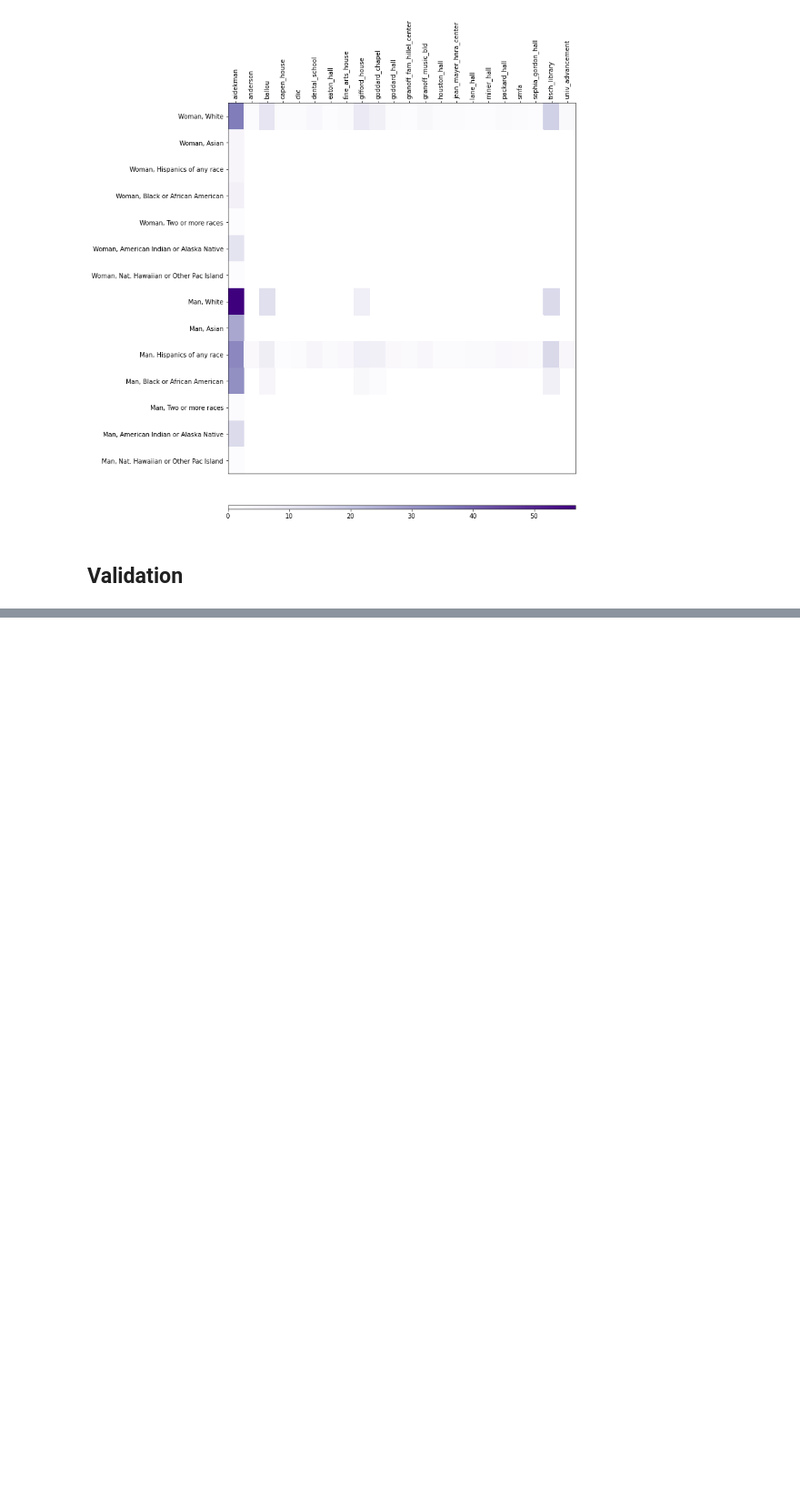
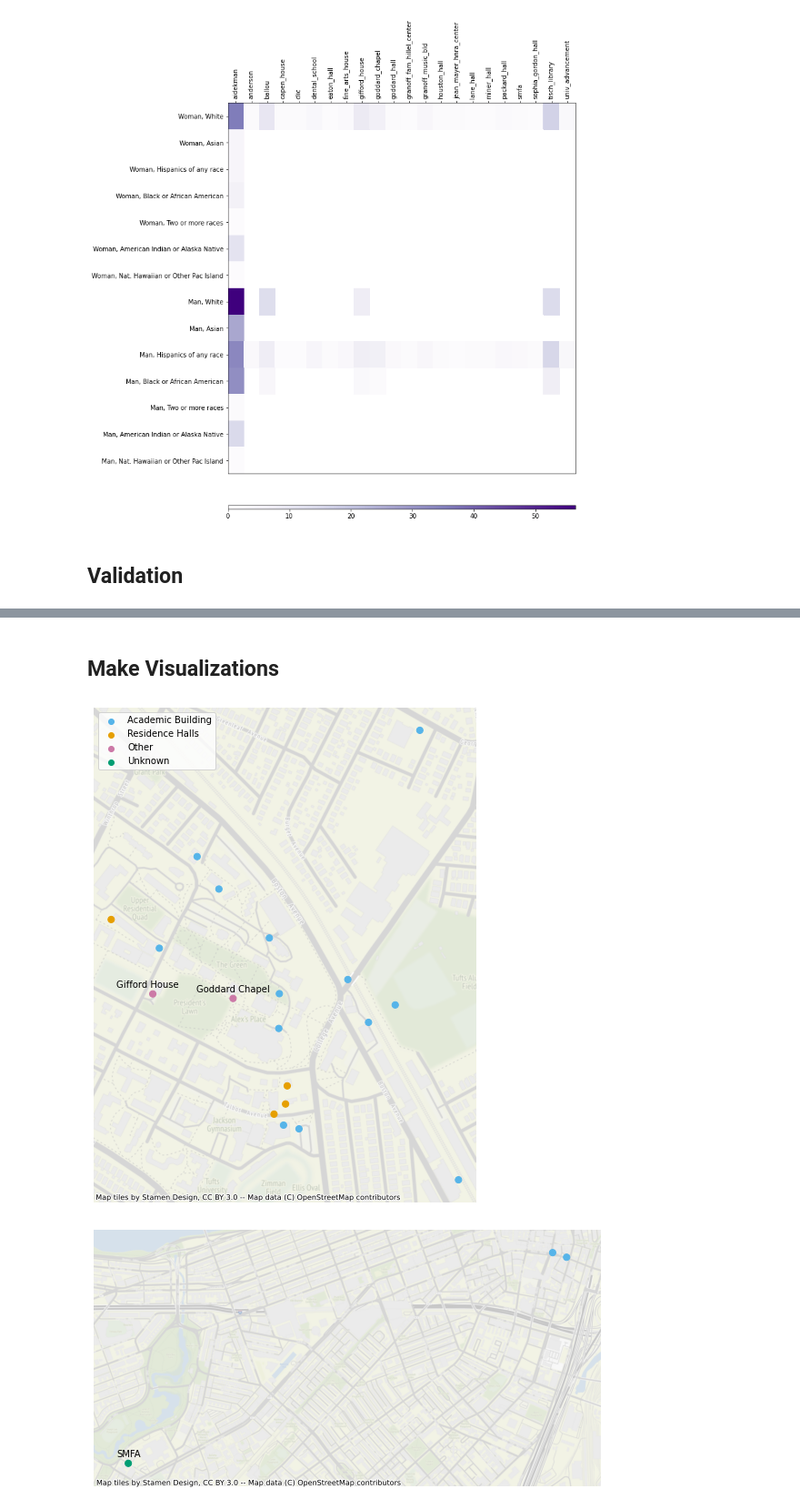
Before and after one commit to annahaensch/OpArt_Curation_Tool, a Jupyter notebook: notebooks/workflow_demo.ipynb, the cells around one changed output, grey strips where cells are left out. Shown at 91% size. Cells and saved outputs as stored; diff of their text form; code cells hidden in the pictures; blank space fills up the shorter version.

```diff
--- a/notebooks/workflow_demo.ipynb
+++ b/notebooks/workflow_demo.ipynb
@@ -218,0 +204,7 @@ Index(['Woman, White', 'Woman, Asian', 'Woman, Hispanics of any race',
+# %% [markdown]
+## Make Visualizations
+# %%
+sc.campus_building_map()
+# %% [output]
+[figure, added]
+[figure, added]
```
Also changed, not shown: parts of 11 cells of this notebook.
